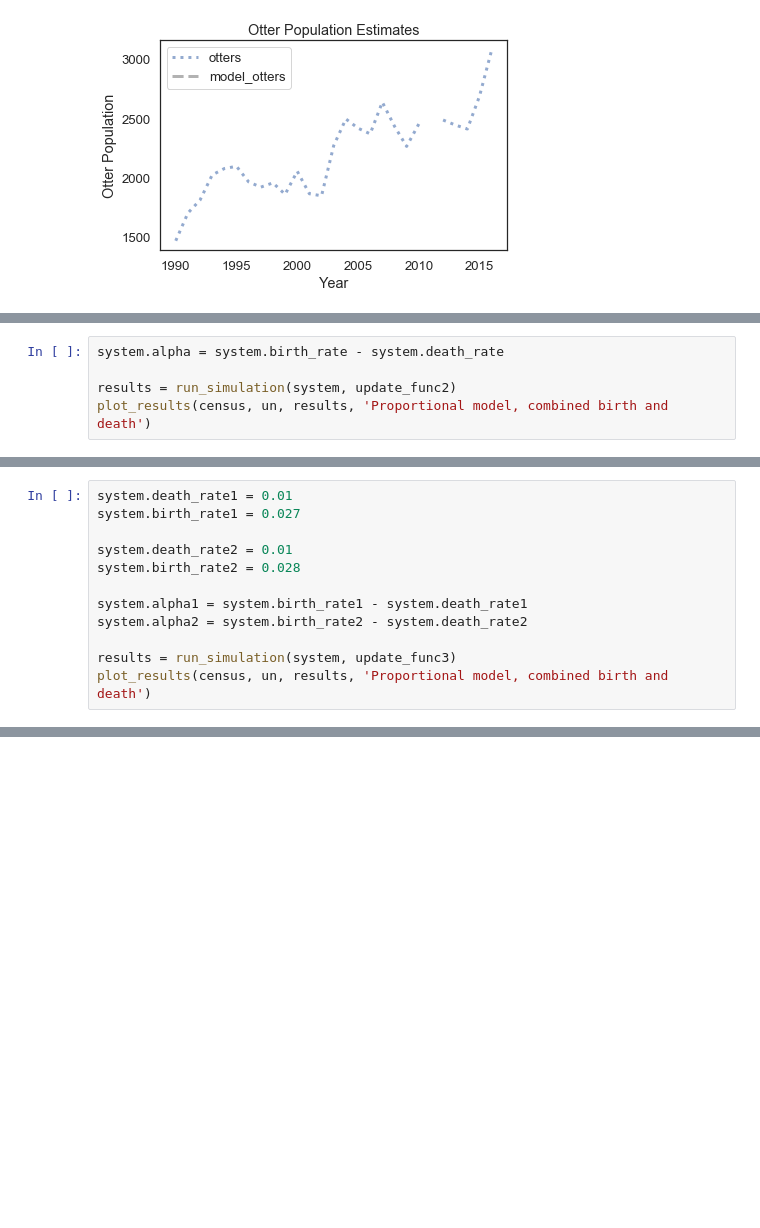
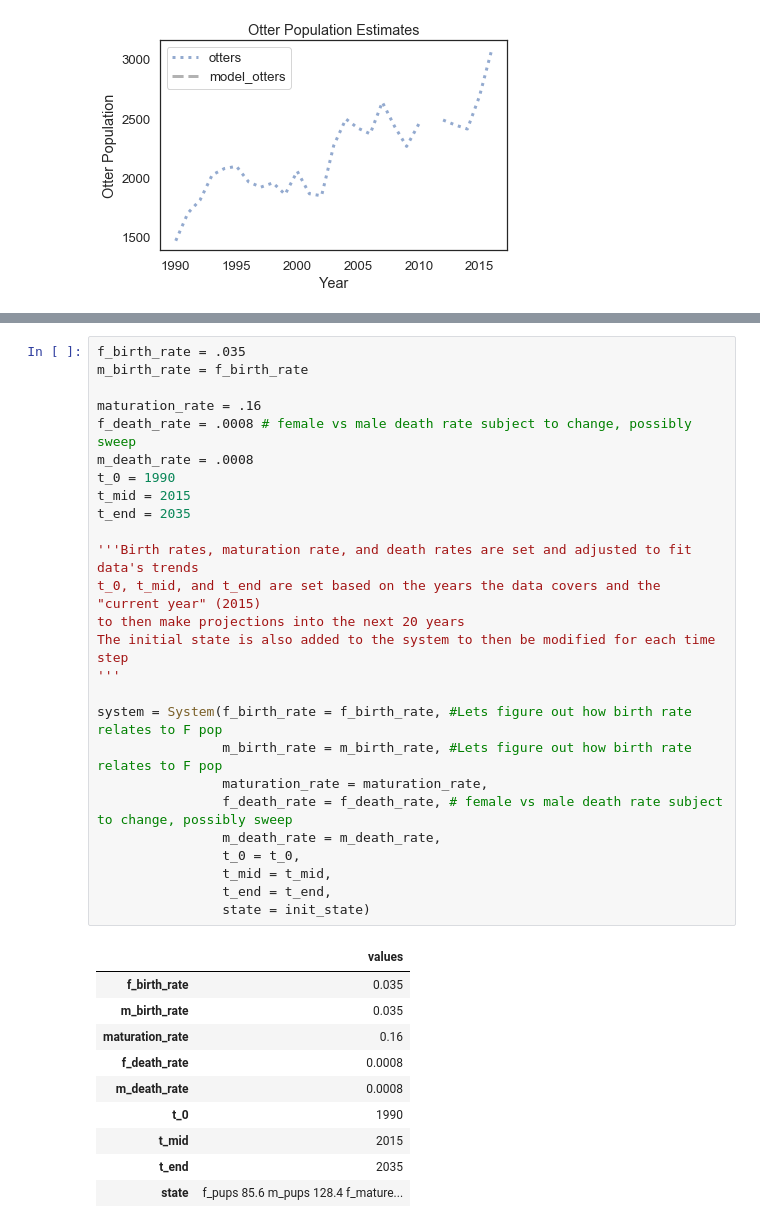
Before and after one commit to MellieZito/Project-1, a Jupyter notebook: code/otters.ipynb, the cells around one changed output, grey strips where cells are left out. Drawn from its saved outputs; the diff is of its cells as text; blank space fills up the shorter version.

Commit message:
Adding comments, step by step explanations, explanation of the question, and cleaning up code

```diff
--- a/code/otters.ipynb
+++ b/code/otters.ipynb
@@ -466,5 +64,0 @@ def update_func2(pop, t, system):
-# %%
-system.alpha = system.birth_rate - system.death_rate
-
-results = run_simulation(system, update_func2)
-plot_results(census, un, results, 'Proportional model, combined birth and death')
@@ -490,12 +64,0 @@ def update_func3(pop, t, system):
-# %%
-system.death_rate1 = 0.01
-system.birth_rate1 = 0.027
-
-system.death_rate2 = 0.01
-system.birth_rate2 = 0.028
-
-system.alpha1 = system.birth_rate1 - system.death_rate1
-system.alpha2 = system.birth_rate2 - system.death_rate2
-
-results = run_simulation(system, update_func3)
-plot_results(census, un, results, 'Proportional model, combined birth and death')
@@ -501,0 +102,37 @@ plot_results(census, un, results, 'Proportional model, combined birth and death'
+# %%
+f_birth_rate = .035
+m_birth_rate = f_birth_rate
+
+maturation_rate = .16
+f_death_rate = .0008 # female vs male death rate subject to change, possibly sweep
+m_death_rate = .0008
+t_0 = 1990
+t_mid = 2015
+t_end = 2035
+
+'''Birth rates, maturation rate, and death rates are set and adjusted to fit data's trends
+t_0, t_mid, and t_end are set based on the years the data covers and the "current year" (2015)
+to then make projections into the next 20 years
+The initial state is also added to the system to then be modified for each time step
+'''
+
+system = System(f_birth_rate = f_birth_rate, #Lets figure out how birth rate relates to F pop
+                m_birth_rate = m_birth_rate, #Lets figure out how birth rate relates to F pop
+                maturation_rate = maturation_rate,
+                f_death_rate = f_death_rate, # female vs male death rate subject to change, possibly sweep
+                m_death_rate = m_death_rate,
+                t_0 = t_0,
+                t_mid = t_mid,
+                t_end = t_end,
+                state = init_state)
+# %% [output]
+|  | values |
+| f_birth_rate | 0.035 |
+| m_birth_rate | 0.035 |
+| maturation_rate | 0.16 |
+| f_death_rate | 0.0008 |
+| m_death_rate | 0.0008 |
+| t_0 | 1990 |
+| t_mid | 2015 |
+| t_end | 2035 |
+| state | f_pups 85.6 m_pups 128.4 f_mature... |
```
Also changed, not shown: parts of 58 cells of this notebook.
